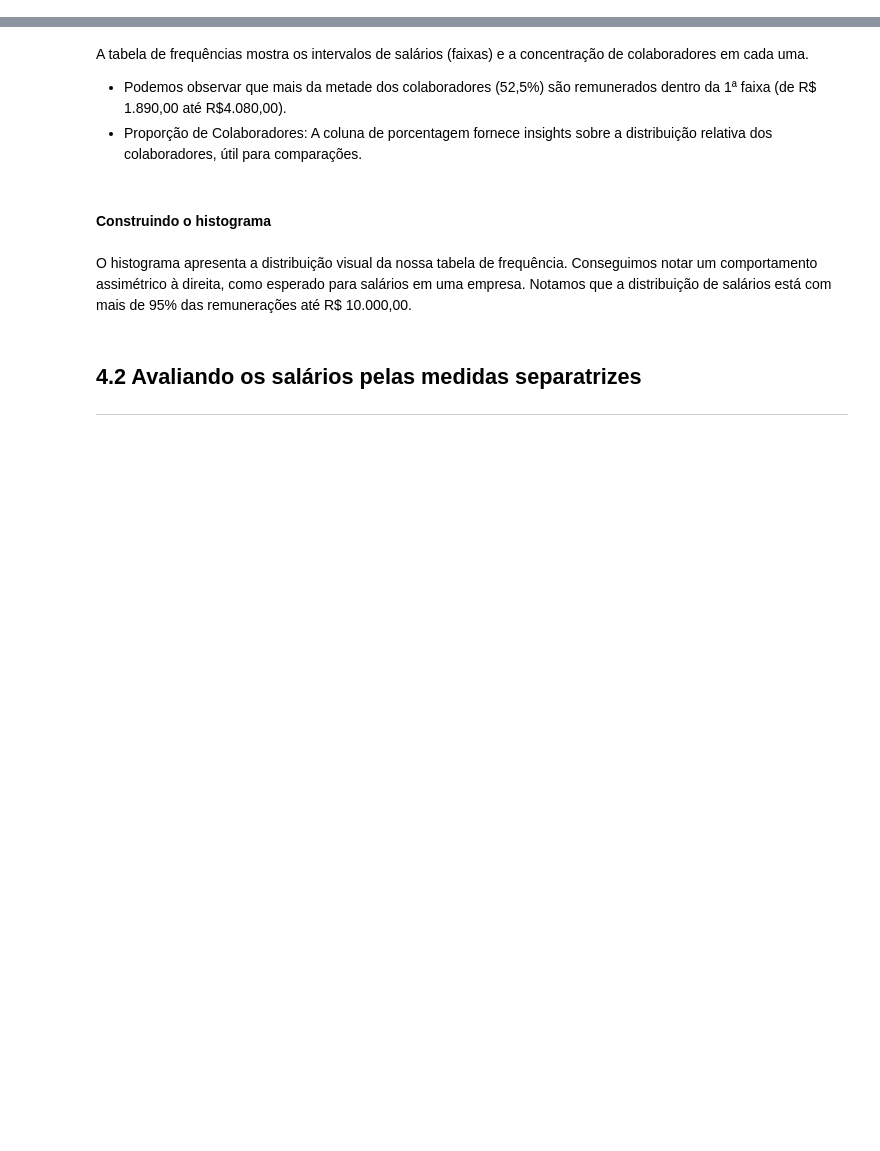
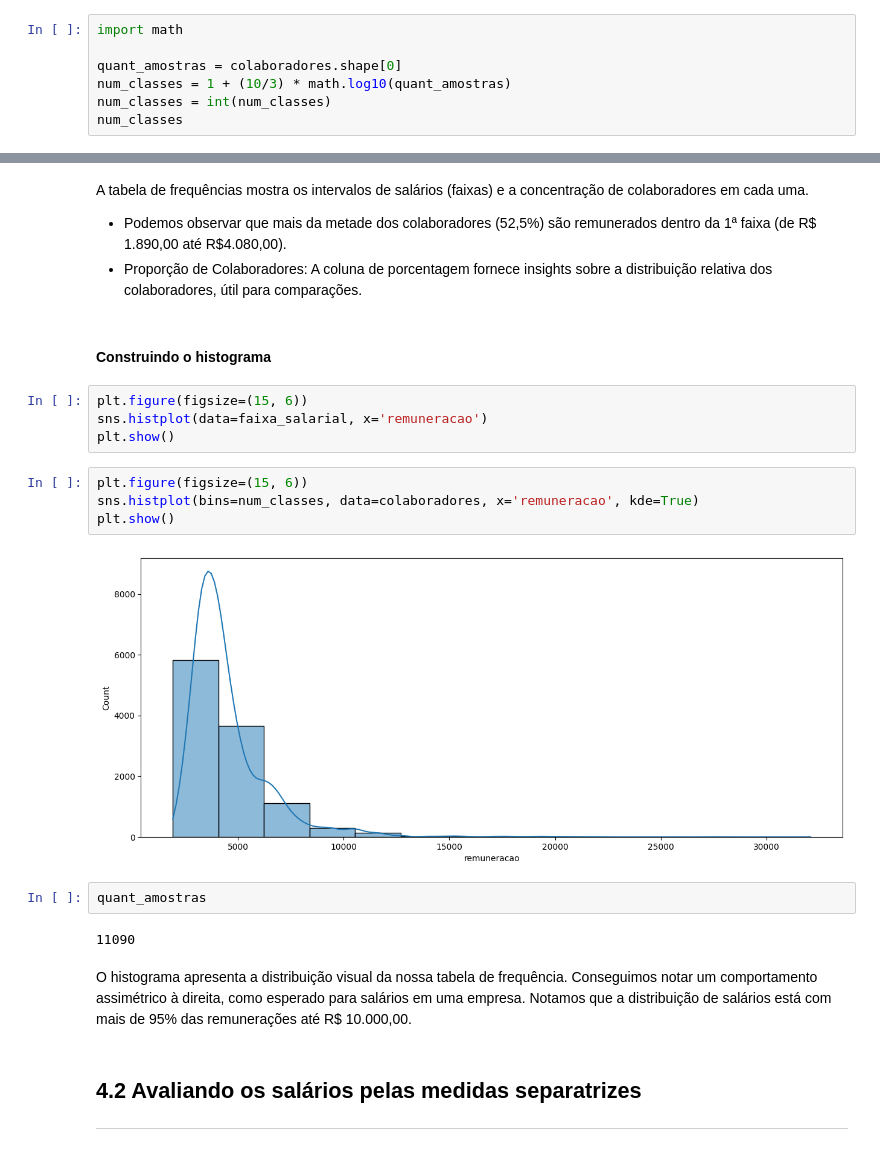
Before and after one commit to JhonCostaDev/oracle_one_alura, a Jupyter notebook: estatistica_ML/Projeto_Inicial_Estatística_com_Python_frequencias_e_medidas.ipynb, the cells around one changed output, grey strips where cells are left out. Cells and saved outputs as stored; diff of their text form; blank space fills up the shorter version.

```diff
--- a/estatistica_ML/Projeto_Inicial_Estatística_com_Python_frequencias_e_medidas.ipynb
+++ b/estatistica_ML/Projeto_Inicial_Estatística_com_Python_frequencias_e_medidas.ipynb
@@ -1236,0 +1262,7 @@ colaboradores = pd.read_csv(url)
+# %%
+import math
+
+quant_amostras = colaboradores.shape[0]
+num_classes = 1 + (10/3) * math.log10(quant_amostras)
+num_classes = int(num_classes)
+num_classes
@@ -1243,6 +1316,20 @@ A tabela de frequências mostra os intervalos de salários (faixas) e a concentr
 * Proporção de Colaboradores: A coluna de porcentagem fornece insights sobre a distribuição relativa dos colaboradores, útil para comparações.
 # %% [markdown]
 #### **Construindo o histograma**
+# %%
+plt.figure(figsize=(15, 6))
+sns.histplot(data=faixa_salarial, x='remuneracao')
+plt.show()
+# %%
+plt.figure(figsize=(15, 6))
+sns.histplot(bins=num_classes, data=colaboradores, x='remuneracao', kde=True)
+plt.show()
+# %% [output]
+[figure, added]
+# %%
+quant_amostras
+# %% [output]
+11090
 # %% [markdown]
 O histograma apresenta a distribuição visual da nossa tabela de frequência. Conseguimos notar um comportamento assimétrico à direita, como esperado para salários em uma empresa.
 Notamos que a distribuição de salários está com mais de 95% das remunerações até R\$ 10.000,00.
```
Also changed, not shown: parts of 7 cells of this notebook, 2 other files.
